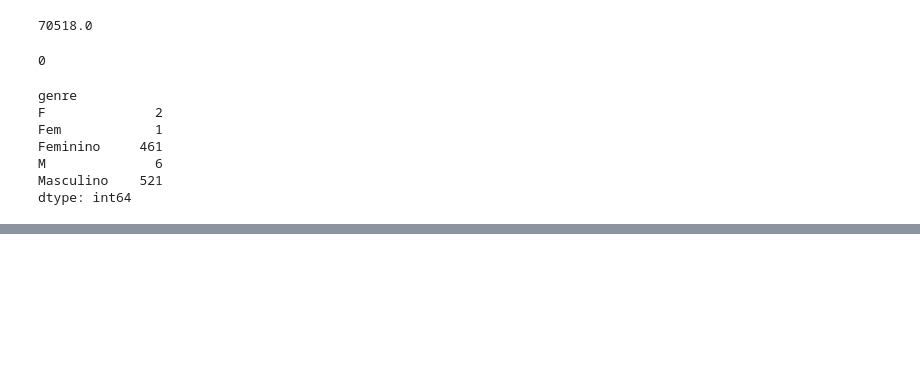
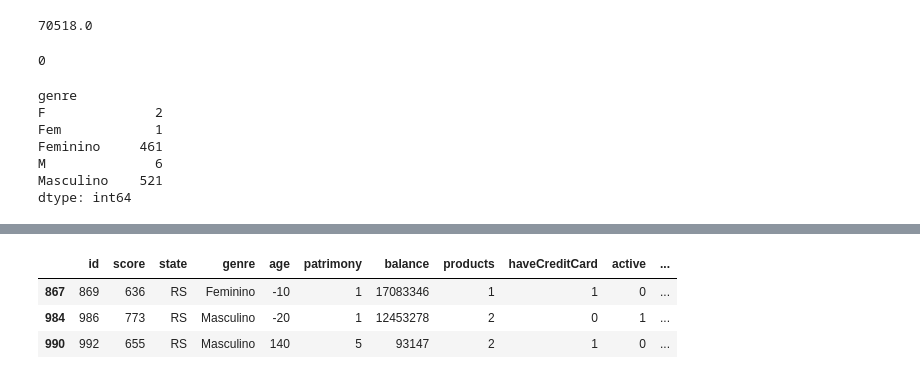
Before and after one commit to Lanpaiva/data-analysis, a Jupyter notebook: limpeza-processamento.ipynb, the cells around one changed output, grey strips where cells are left out. Drawn from its saved outputs; the diff is of its cells as text; code cells hidden in the pictures; blank space fills up the shorter version.

Commit message:
feat:tratamento de dados, salário idade e genero

```diff
--- a/limpeza-processamento.ipynb
+++ b/limpeza-processamento.ipynb
@@ -215,0 +221,3 @@ dtype: int64
+# %%
+#preenche NaN com Masculino
+dataset['genre'].fillna('Masculino', inplace=True)
@@ -215,0 +229,7 @@ dtype: int64
+# %%
+#Padroniza de acordo com o genero
+dataset.loc[dataset['genre'] == 'M', 'genre'] = 'Masculino'
+dataset.loc[dataset['genre'].isin( ['Fem','F']), 'genre'] = 'Feminino'
+
+agrouped = dataset.groupby(['genre']).size()
+agrouped
@@ -215,0 +253,7 @@ dtype: int64
+# %%
+dataset.loc[(dataset['age'] < 0 ) | ( dataset['age'] > 120)]
+# %% [output]
+|  | id | score | state | genre | age | patrimony | balance | products | haveCreditCard | active | ... |
+| 867 | 869 | 636 | RS | Feminino | -10 | 1 | 17083346 | 1 | 1 | 0 | ... |
+| 984 | 986 | 773 | RS | Masculino | -20 | 1 | 12453278 | 2 | 0 | 1 | ... |
+| 990 | 992 | 655 | RS | Masculino | 140 | 5 | 93147 | 2 | 1 | 0 | ... |
```
Also changed, not shown: parts of 4 cells of this notebook.
